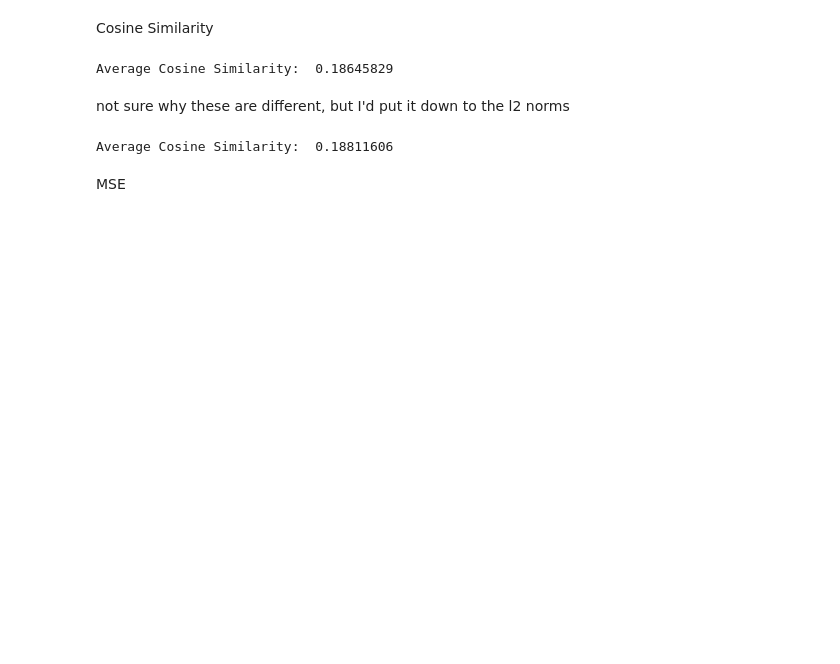
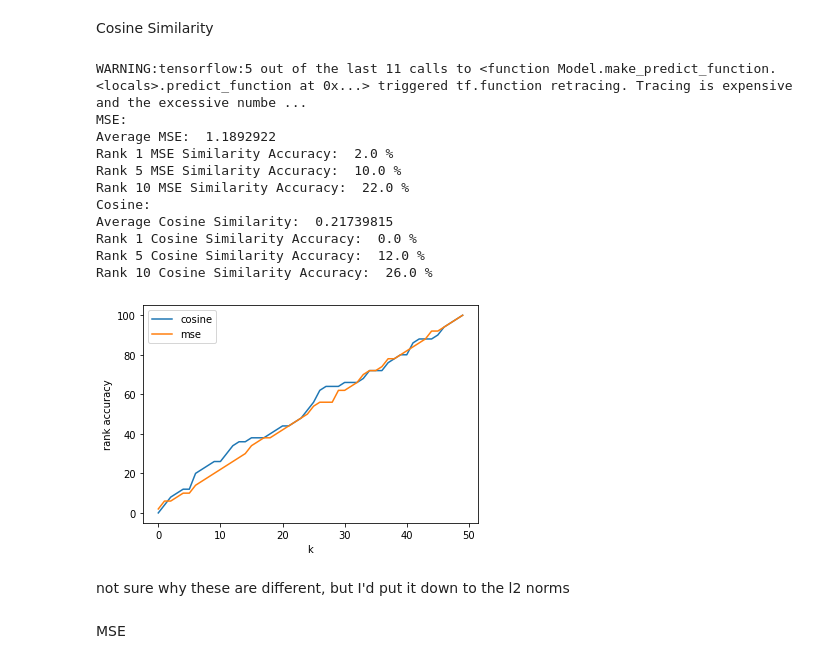
Before and after one commit to pickledherring/NLP-group, a Jupyter notebook: gloss2sgns.ipynb, the cells around one changed output. Cells and saved outputs as stored; diff of their text form; code cells hidden in the pictures; blank space fills up the shorter version.

```diff
--- a/gloss2sgns.ipynb
+++ b/gloss2sgns.ipynb
@@ -238,23 +281,23 @@ def Cosine_Similarity( x_instance, y_instance ):
 # %% [markdown]
 Cosine Similarity
-# %%
-pw_idx = []
-pred_word_emb = model.predict(X_test, verbose =0)
-
-for i in range(len(pred_word_emb)):
-  #Finds the highest value per predicted Cossim and saves the highest ID per embeddings
-  cossim_value = Cosine_Similarity(pred_word_emb[i], y_test[i])
-  pw_idx.append(cossim_value)
-
-print("Average Cosine Similarity: ", np.mean(pw_idx))
-# %% [output]
-Average Cosine Similarity:  0.18645829
+# %%
+pred_word_emb = model.predict(X_test, verbose = 0)
+report(pred_word_emb, y_test)
+# %% [output]
+WARNING:tensorflow:5 out of the last 11 calls to <function Model.make_predict_function.<locals>.predict_function at 0x...> triggered tf.function retracing. Tracing is expensive and the excessive numbe ...
+MSE:
+Average MSE:  1.1892922
+Rank 1 MSE Similarity Accuracy:  2.0 %
+Rank 5 MSE Similarity Accuracy:  10.0 %
+Rank 10 MSE Similarity Accuracy:  22.0 %
+Cosine:
+Average Cosine Similarity:  0.21739815
+Rank 1 Cosine Similarity Accuracy:  0.0 %
+Rank 5 Cosine Similarity Accuracy:  12.0 %
+Rank 10 Cosine Similarity Accuracy:  26.0 %
+[figure, added]
 # %% [markdown]
 not sure why these are different, but I'd put it down to the l2 norms
-# %%
-print("Average Cosine Similarity: ", np.mean(cosine_similarity(pred_word_emb, y_test)))
-# %% [output]
-Average Cosine Similarity:  0.18811606
 # %% [markdown]
 MSE
 # %%
```
Also changed, not shown: parts of 15 cells of this notebook.
